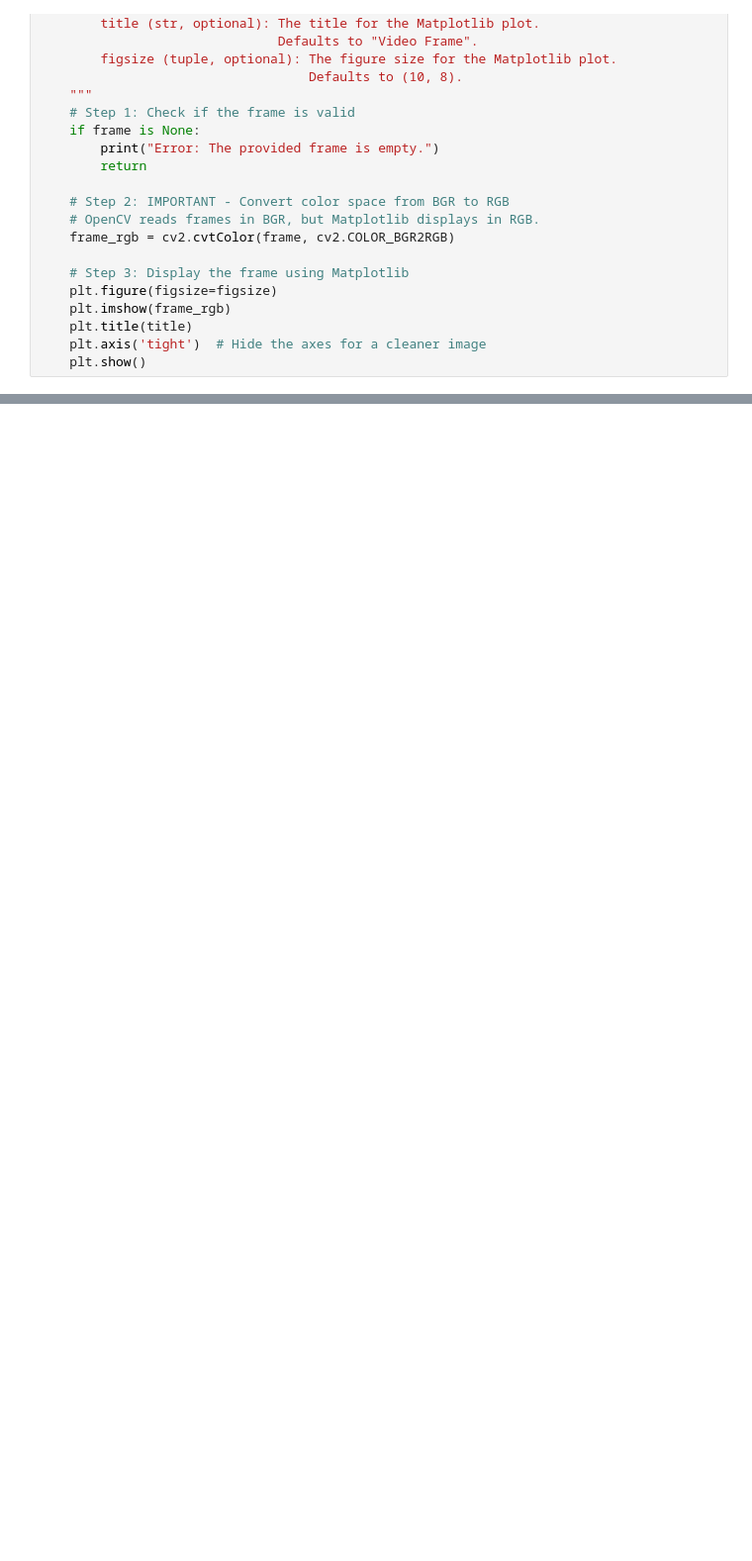
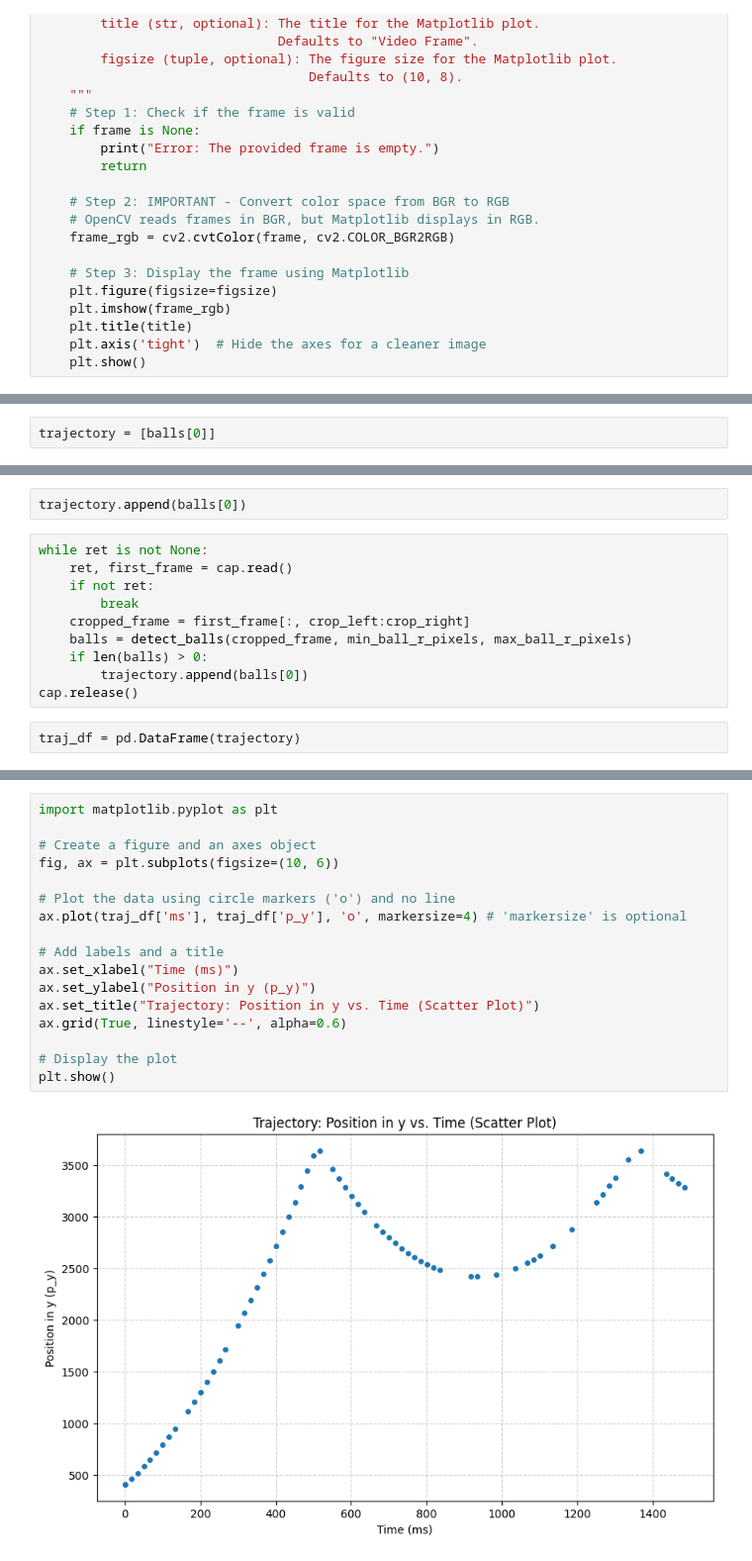
Before and after one commit to fm75/pickleball-data-analysis, a Jupyter notebook: notebooks/UrAco.ipynb, the cells around one changed output, grey strips where cells are left out. Shown at 99% size. Cells and saved outputs as stored; diff of their text form; blank space fills up the shorter version.

```diff
--- a/notebooks/UrAco.ipynb
+++ b/notebooks/UrAco.ipynb
@@ -388,0 +261,2 @@ Press 'q' to quit...
+# %%
+trajectory = [balls[0]]
@@ -388,0 +267,14 @@ Press 'q' to quit...
+# %%
+trajectory.append(balls[0])
+# %%
+while ret is not None:
+    ret, first_frame = cap.read()
+    if not ret:
+        break
+    cropped_frame = first_frame[:, crop_left:crop_right]
+    balls = detect_balls(cropped_frame, min_ball_r_pixels, max_ball_r_pixels)
+    if len(balls) > 0:
+        trajectory.append(balls[0])
+cap.release()
+# %%
+traj_df = pd.DataFrame(trajectory)
@@ -388,0 +302,19 @@ Press 'q' to quit...
+# %%
+import matplotlib.pyplot as plt
+
+# Create a figure and an axes object
+fig, ax = plt.subplots(figsize=(10, 6))
+
+# Plot the data using circle markers ('o') and no line
+ax.plot(traj_df['ms'], traj_df['p_y'], 'o', markersize=4) # 'markersize' is optional
+
+# Add labels and a title
+ax.set_xlabel("Time (ms)")
+ax.set_ylabel("Position in y (p_y)")
+ax.set_title("Trajectory: Position in y vs. Time (Scatter Plot)")
+ax.grid(True, linestyle='--', alpha=0.6)
+
+# Display the plot
+plt.show()
+# %% [output]
+[figure, added]
```
Also changed, not shown: parts of 34 cells of this notebook.
